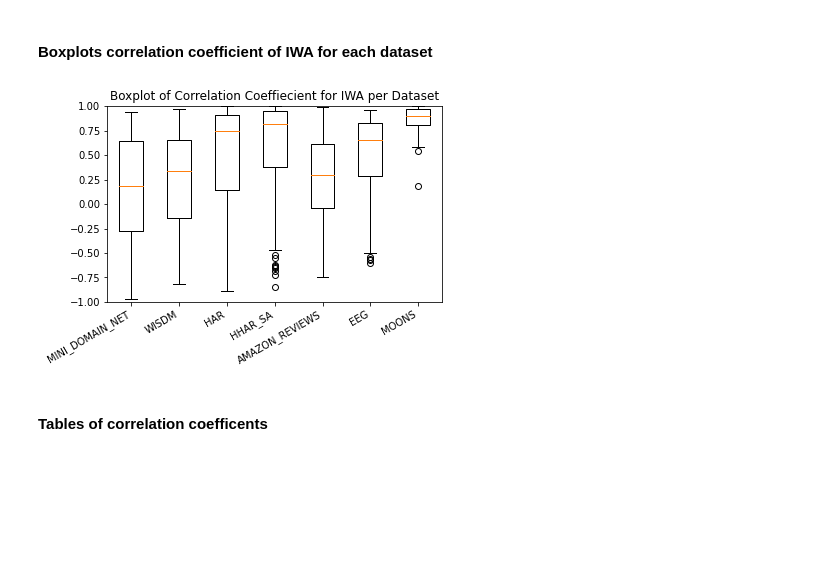
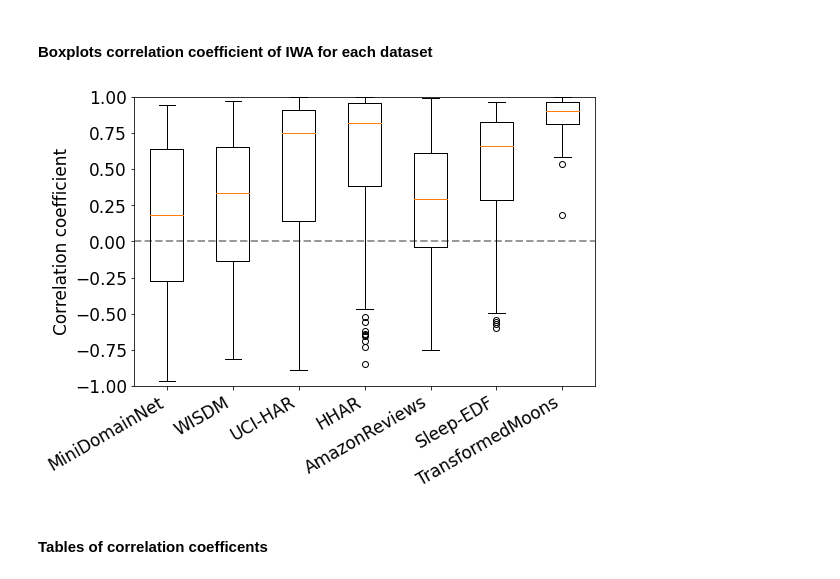
Before and after one commit to maximilianmbeck/staz, a Jupyter notebook: correlation_analysis/corr_analysis_da_aggregation.ipynb, the cells around one changed output. Drawn from its saved outputs; the diff is of its cells as text; code cells hidden in the pictures; blank space fills up the shorter version.

```diff
--- a/correlation_analysis/corr_analysis_da_aggregation.ipynb
+++ b/correlation_analysis/corr_analysis_da_aggregation.ipynb
@@ -185,19 +221,37 @@ f = make_corr_coeff_boxplots_for_ensemble_methods(res_df.dropna(), exclude_metho
 # %% [markdown]
 #### Boxplots correlation coefficient of IWA for each dataset
 # %%
-def make_corr_coeff_boxplots_for_iwa_per_dataset(res_df: pd.DataFrame, title: str = 'Boxplot of Correlation Coeffiecient for IWA per Dataset'):
+def make_corr_coeff_boxplots_for_iwa_per_dataset(res_df: pd.DataFrame,
+                                                 title: str = 'Boxplot of Correlation Coeffiecient for IWA per Dataset',
+                                                 figsize=(3* 7 * 1 / 2.54, 3 * 5 * 1 / 2.54)
+                                                ):
     res_df = res_df.dropna()
     agg_df = res_df.xs(key='agg', level='ensemble_methods')
+    # dataset labels
+    labels_per_dataset = {
+        'MINI_DOMAIN_NET': 'MiniDomainNet',
+        'WISDM': 'WISDM',
+        'HAR': 'UCI-HAR',
+        'HHAR_SA': 'HHAR',
+        'AMAZON_REVIEWS': 'AmazonReviews',
+        'EEG': 'Sleep-EDF',
+        'MOONS': 'TransformedMoons'
+    }
+
     datasets = list(agg_df.index.get_level_values('dataset').unique())
+    dataset_labels = [labels_per_dataset[ds] for ds in datasets]
     corr_coeffs_per_dataset = [agg_df.xs(key=ds, level='dataset')['corr_coeff'].to_numpy() for ds in datasets]
-    f, ax = plt.subplots()
-    plt.boxplot(x=corr_coeffs_per_dataset, labels=datasets)
-    ax.set_ylim(-1,1)
+    f, ax = plt.subplots(1,1,figsize=figsize)
+    ax.axhline(y=0., color='black', alpha=0.4, lw=2, ls='--')
+    plt.boxplot(x=corr_coeffs_per_dataset, labels=dataset_labels)
+    ax.set_ylim(-1, 1)
     ax.set_title(title)
     f.autofmt_xdate()
+    ax.set_ylabel('Correlation coefficient')
     return f
-# %%
-f = make_corr_coeff_boxplots_for_iwa_per_dataset(res_df)
-# %% [output]
-[figure, removed]
+# %%
+mpl.rc('font', size=17)
+f = make_corr_coeff_boxplots_for_iwa_per_dataset(res_df, title='')
+# %% [output]
+[figure, added]
 # %%
```
Also changed, not shown: parts of 15 cells of this notebook, 4 other files.
